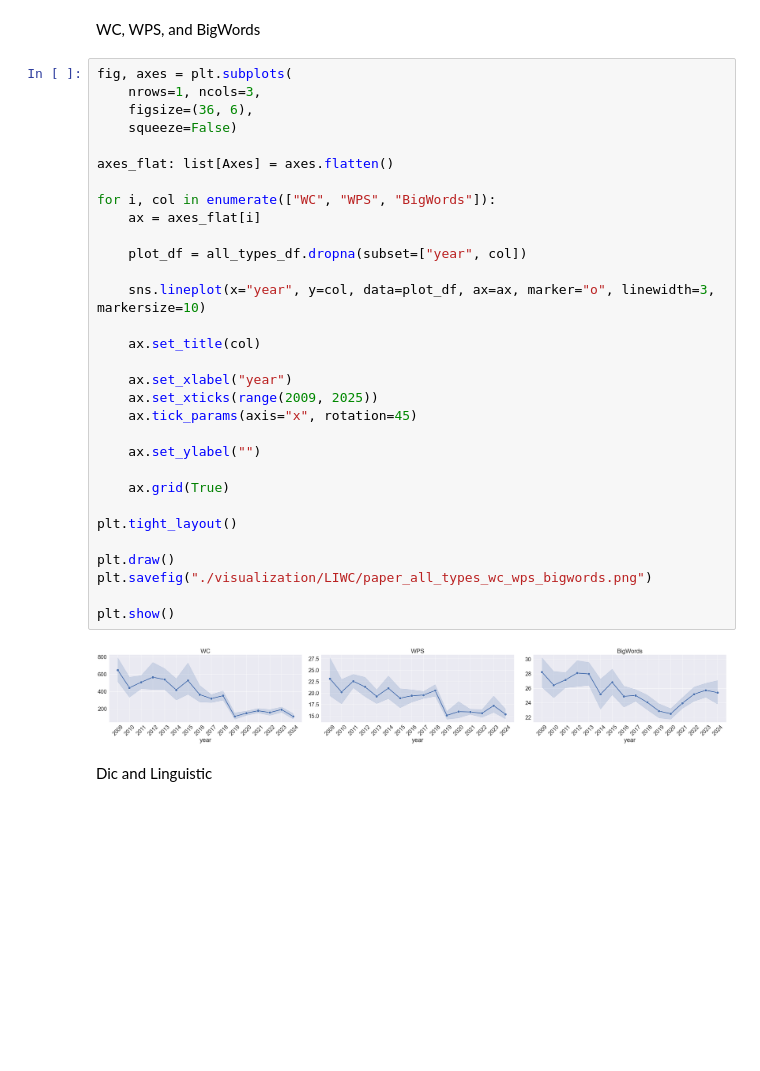
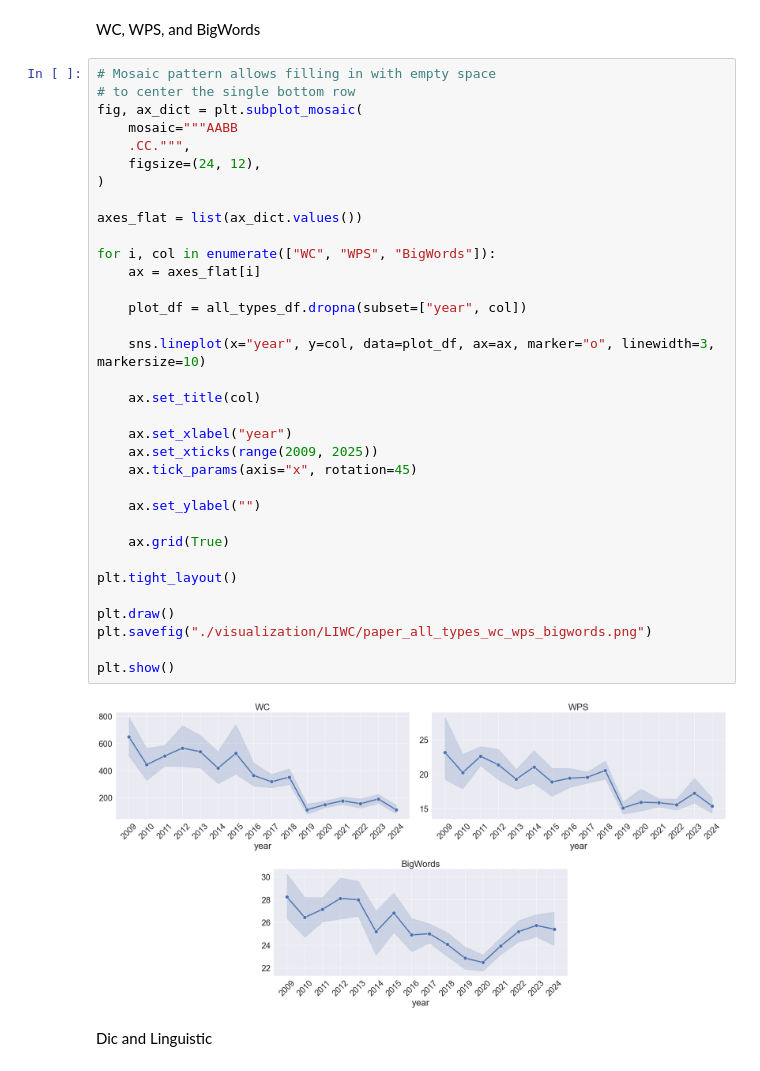
Before and after one commit to sfu-discourse-lab/fake_news_over_time, a Jupyter notebook: liwc_trendlines.ipynb, the cells around one changed output. Cells and saved outputs as stored; diff of their text form; blank space fills up the shorter version.

Commit message:
Change 1 row 3 col to 2 row 2 col and bottom one centered

```diff
--- a/liwc_trendlines.ipynb
+++ b/liwc_trendlines.ipynb
@@ -139,38 +139,41 @@ save_summary_plots(
 # %% [markdown]
 WC, WPS, and BigWords
 # %%
-fig, axes = plt.subplots(
-    nrows=1, ncols=3,
-    figsize=(36, 6),
-    squeeze=False)
+# Mosaic pattern allows filling in with empty space
+# to center the single bottom row
+fig, ax_dict = plt.subplot_mosaic(
+    mosaic="""AABB
+    .CC.""",
+    figsize=(24, 12),
+)
 
-axes_flat: list[Axes] = axes.flatten()
+axes_flat = list(ax_dict.values())
 
 for i, col in enumerate(["WC", "WPS", "BigWords"]):
     ax = axes_flat[i]
 
     plot_df = all_types_df.dropna(subset=["year", col])
 
     sns.lineplot(x="year", y=col, data=plot_df, ax=ax, marker="o", linewidth=3, markersize=10)
 
     ax.set_title(col)
 
     ax.set_xlabel("year")
     ax.set_xticks(range(2009, 2025))
     ax.tick_params(axis="x", rotation=45)
 
     ax.set_ylabel("")
 
     ax.grid(True)
 
 plt.tight_layout()
 
 plt.draw()
 plt.savefig("./visualization/LIWC/paper_all_types_wc_wps_bigwords.png")
 
 plt.show()
 # %% [output]
-[figure, old version]
+[figure, new version]
 # %% [markdown]
 Dic and Linguistic
 # %%
```
Also changed, not shown: 1 other file.
